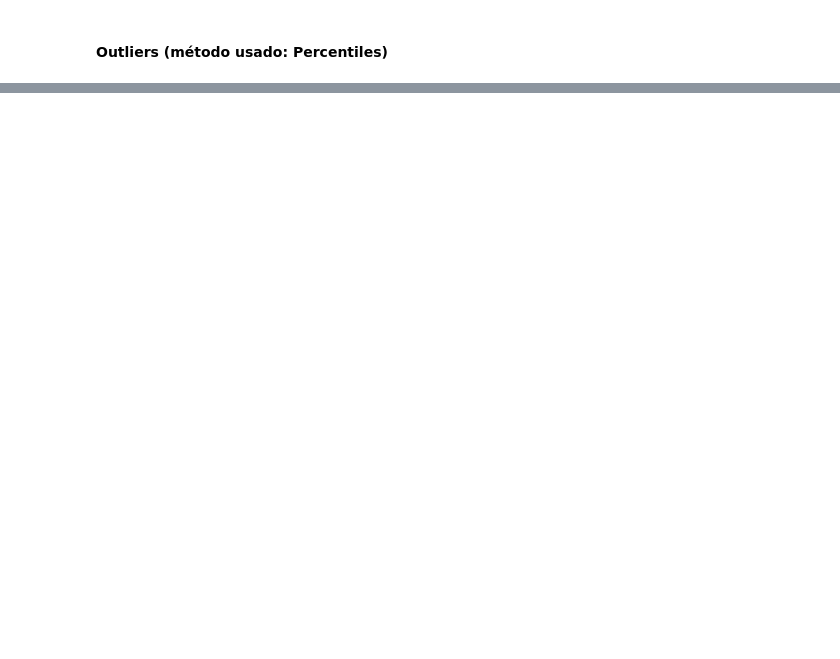
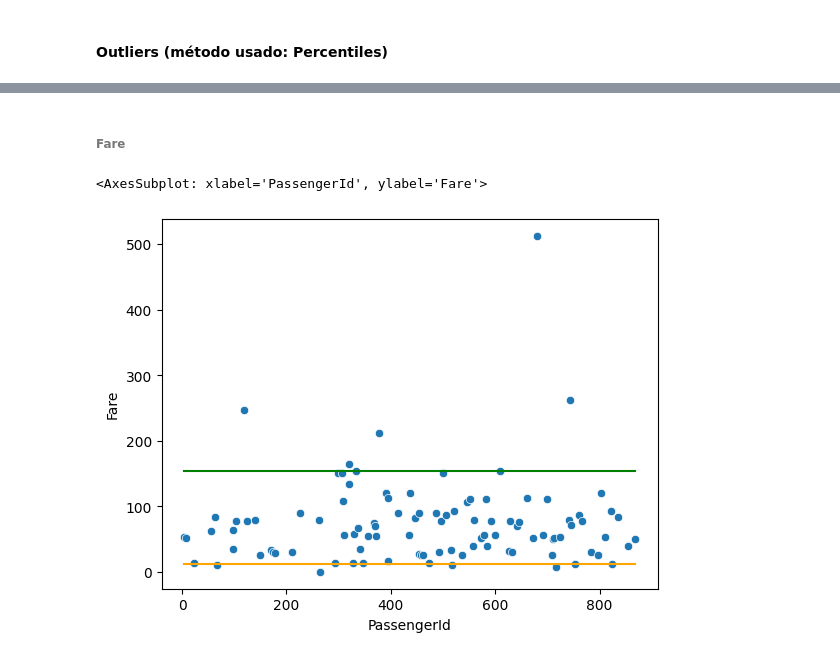
Before and after one commit to Daniel07816/DataWrangling-2022, a Jupyter notebook: Data_Engineer_Lab8/Script.ipynb, the cells around one changed output, grey strips where cells are left out. Drawn from its saved outputs; the diff is of its cells as text; code cells hidden in the pictures; blank space fills up the shorter version.

```diff
--- a/Data_Engineer_Lab8/Script.ipynb
+++ b/Data_Engineer_Lab8/Script.ipynb
@@ -387,0 +487,3 @@ comparativa
+# %%
+procesador = perc[(perc['Parch']>=pl) & (perc['Parch']<=pu)]
+procesador[['Parch']].describe()
@@ -387,0 +500,2 @@ comparativa
+# %%
+perc['Parch_drop'] = procesador['Parch']
@@ -387,0 +508,10 @@ comparativa
+# %%
+perc['Parch_pcv'] = np.where(
+    perc['Parch']<pl,
+    pl,
+    np.where(
+        perc['Parch']>pu,
+        pu,
+        perc['Parch']
+    )
+)
@@ -387,0 +536,11 @@ comparativa
+# %% [markdown]
+###### Fare
+# %%
+pl = np.percentile(perc['Fare'], 5)
+pu = np.percentile(perc['Fare'], 95)
+sns.scatterplot(x = perc['PassengerId'], y = perc['Fare'])
+sns.lineplot(x = perc['PassengerId'], y = pl, color = 'orange')
+sns.lineplot(x = perc['PassengerId'], y = pu, color = 'green')
+# %% [output]
+<AxesSubplot: xlabel='PassengerId', ylabel='Fare'>
+[figure, added]
```
Also changed, not shown: parts of 31 cells of this notebook.
